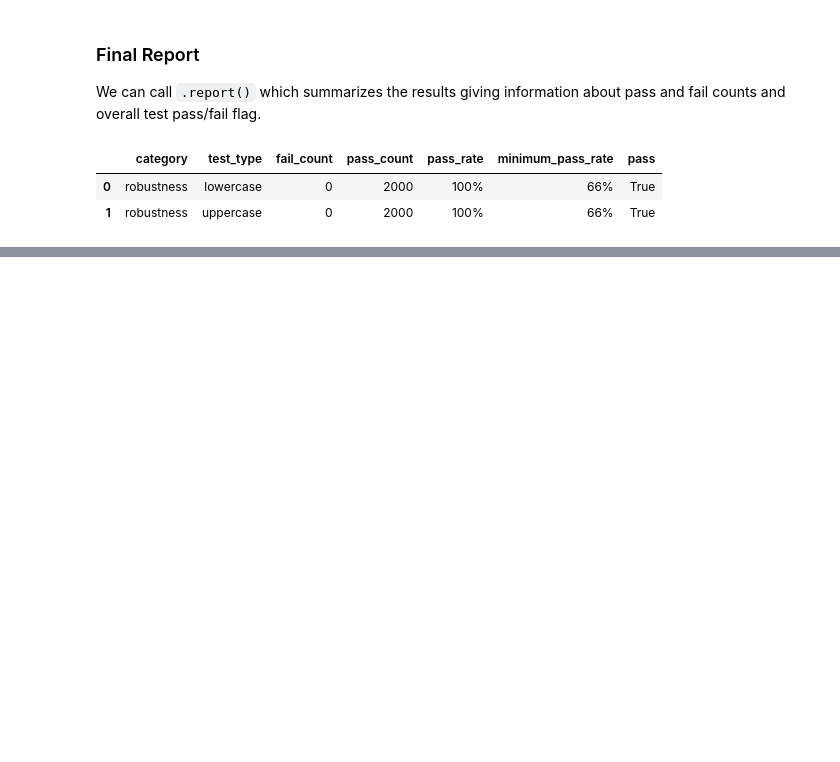
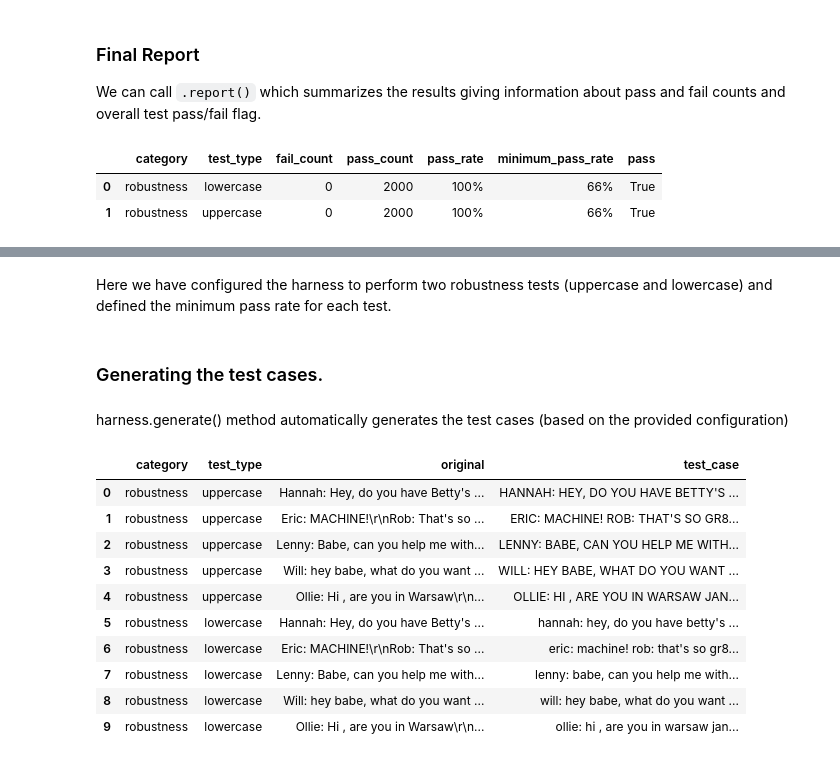
Before and after one commit to JohnSnowLabs/langtest, a Jupyter notebook: demo/tutorials/misc/HuggingFace_Dataset_Notebook.ipynb, the cells around one changed output, grey strips where cells are left out. Drawn from its saved outputs; the diff is of its cells as text; code cells hidden in the pictures; blank space fills up the shorter version.

```diff
--- a/demo/tutorials/misc/HuggingFace_Dataset_Notebook.ipynb
+++ b/demo/tutorials/misc/HuggingFace_Dataset_Notebook.ipynb
@@ -333,0 +394,2 @@ harness.report()
+# %% [markdown]
+Here we have configured the harness to perform two robustness tests (uppercase and lowercase) and defined the minimum pass rate for each test.
@@ -333,0 +398,2 @@ harness.report()
+# %% [markdown]
+### Generating the test cases.
@@ -333,0 +402,16 @@ harness.report()
+# %% [markdown]
+harness.generate() method automatically generates the test cases (based on the provided configuration)
+# %%
+harness.testcases()
+# %% [output]
+|  | category | test_type | original | test_case |
+| 0 | robustness | uppercase | Hannah: Hey, do you have Betty's ... | HANNAH: HEY, DO YOU HAVE BETTY'S ... |
+| 1 | robustness | uppercase | Eric: MACHINE!\r\nRob: That's so ... | ERIC: MACHINE! ROB: THAT'S SO GR8... |
+| 2 | robustness | uppercase | Lenny: Babe, can you help me with... | LENNY: BABE, CAN YOU HELP ME WITH... |
+| 3 | robustness | uppercase | Will: hey babe, what do you want ... | WILL: HEY BABE, WHAT DO YOU WANT ... |
+| 4 | robustness | uppercase | Ollie: Hi , are you in Warsaw\r\n... | OLLIE: HI , ARE YOU IN WARSAW JAN... |
+| 5 | robustness | lowercase | Hannah: Hey, do you have Betty's ... | hannah: hey, do you have betty's ... |
+| 6 | robustness | lowercase | Eric: MACHINE!\r\nRob: That's so ... | eric: machine! rob: that's so gr8... |
+| 7 | robustness | lowercase | Lenny: Babe, can you help me with... | lenny: babe, can you help me with... |
+| 8 | robustness | lowercase | Will: hey babe, what do you want ... | will: hey babe, what do you want ... |
+| 9 | robustness | lowercase | Ollie: Hi , are you in Warsaw\r\n... | ollie: hi , are you in warsaw jan... |
```
Also changed, not shown: parts of 20 cells of this notebook, 1 other file.
